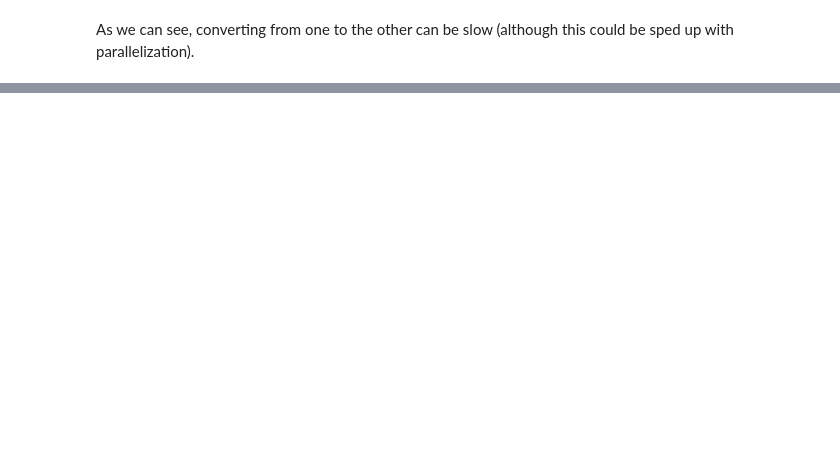
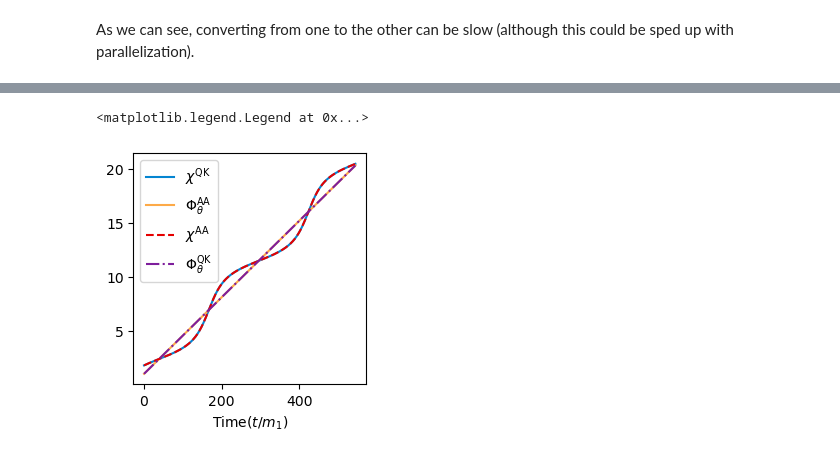
Before and after one commit to Philip-Lynch/KerrOrbitalAngleConversion, a Jupyter notebook: examples/example.ipynb, the cells around one changed output, grey strips where cells are left out. Saved outputs shown, nothing was run; the diff lists cells and outputs as text; code cells hidden in the pictures; blank space fills up the shorter version.

```diff
--- a/examples/example.ipynb
+++ b/examples/example.ipynb
@@ -166,0 +194,15 @@ As we can see, converting from one to the other can be slow (although this could
+# %%
+plt.figure(figsize=(3, 3))
+
+plt.plot(t[1:800], chi[1:800],color=plotColors[0],label='$\chi^{\\text{QK}}$')
+plt.plot(t[1:800], Phi_theta[1:800],color=plotColors[1],label='$\Phi_\\theta^{\\text{AA}}$')
+plt.plot(t[1:800], chi_from_AA[1:800],color=plotColors[3],label='$\chi^{\\text{AA}}$', linestyle='dashed')
+plt.plot(t[1:800], Phi_theta_from_QK[1:800],color=plotColors[4],label='$\Phi_\\theta^{\\text{QK}}$', linestyle='dashdot')
+
+plt.xlabel('$\\text{Time} (t/m_1)$')
+
+plt.legend()
+#plt.savefig("../figures/PhasesPolar.pdf",format="pdf",bbox_inches="tight")
+# %% [output]
+<matplotlib.legend.Legend at 0x...>
+[figure, added]
```
Also changed, not shown: parts of 35 cells of this notebook, 3 other files.
